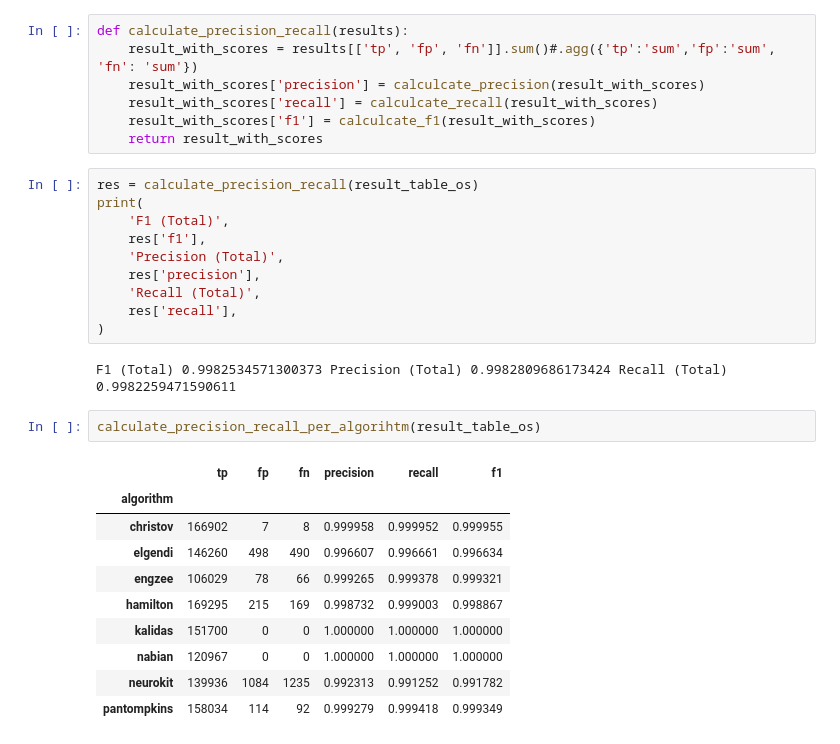
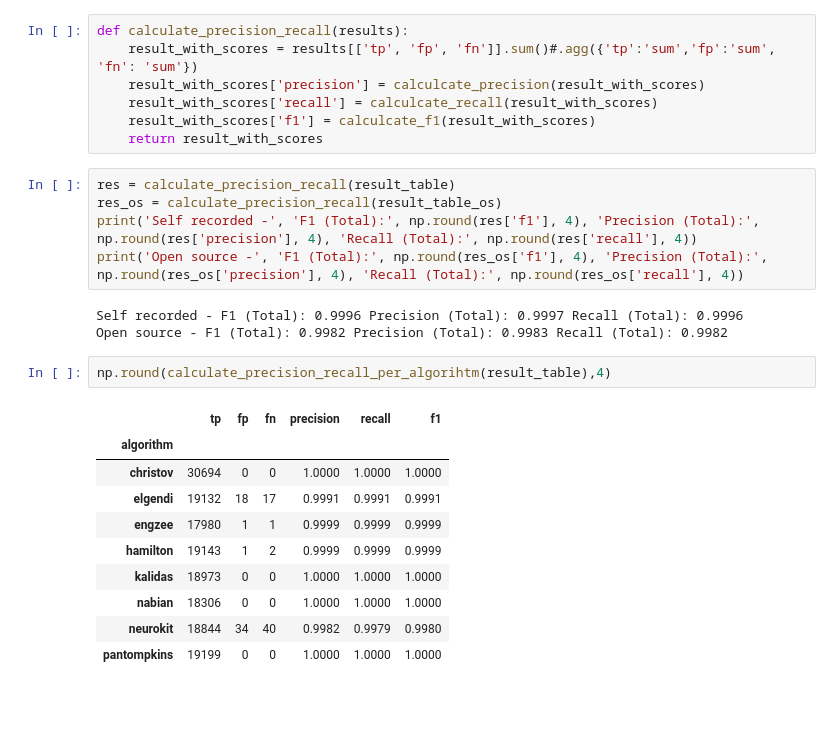
Before and after one commit to CardioKit/PeakWatch, a Jupyter notebook: analysis/analysis.ipynb, the cells around one changed output. Cells and saved outputs as stored; diff of their text form; blank space fills up the shorter version.

```diff
--- a/analysis/analysis.ipynb
+++ b/analysis/analysis.ipynb
@@ -799,27 +815,23 @@ def calculate_precision_recall(results):
     result_with_scores['f1'] = calculcate_f1(result_with_scores)
     return result_with_scores
 # %%
-res = calculate_precision_recall(result_table_os)
-print(
-    'F1 (Total)',
-    res['f1'],
-    'Precision (Total)',
-    res['precision'],
-    'Recall (Total)',
-    res['recall'],
-)
+res = calculate_precision_recall(result_table)
+res_os = calculate_precision_recall(result_table_os)
+print('Self recorded -', 'F1 (Total):', np.round(res['f1'], 4), 'Precision (Total):', np.round(res['precision'], 4), 'Recall (Total):', np.round(res['recall'], 4))
+print('Open source -', 'F1 (Total):', np.round(res_os['f1'], 4), 'Precision (Total):', np.round(res_os['precision'], 4), 'Recall (Total):', np.round(res_os['recall'], 4))
 # %% [output]
-F1 (Total) 0.9982534571300373 Precision (Total) 0.9982809686173424 Recall (Total) 0.9982259471590611
+Self recorded - F1 (Total): 0.9996 Precision (Total): 0.9997 Recall (Total): 0.9996
+Open source - F1 (Total): 0.9982 Precision (Total): 0.9983 Recall (Total): 0.9982
-# %%
-calculate_precision_recall_per_algorihtm(result_table_os)
-# %% [output]
-|  | tp | fp | fn | precision | recall | f1 |
-| algorithm |  |  |  |  |  |  |
-| christov | 166902 | 7 | 8 | 0.999958 | 0.999952 | 0.999955 |
-| elgendi | 146260 | 498 | 490 | 0.996607 | 0.996661 | 0.996634 |
-| engzee | 106029 | 78 | 66 | 0.999265 | 0.999378 | 0.999321 |
-| hamilton | 169295 | 215 | 169 | 0.998732 | 0.999003 | 0.998867 |
-| kalidas | 151700 | 0 | 0 | 1.000000 | 1.000000 | 1.000000 |
-| nabian | 120967 | 0 | 0 | 1.000000 | 1.000000 | 1.000000 |
-| neurokit | 139936 | 1084 | 1235 | 0.992313 | 0.991252 | 0.991782 |
-| pantompkins | 158034 | 114 | 92 | 0.999279 | 0.999418 | 0.999349 |
+# %%
+np.round(calculate_precision_recall_per_algorihtm(result_table),4)
+# %% [output]
+|  | tp | fp | fn | precision | recall | f1 |
+| algorithm |  |  |  |  |  |  |
+| christov | 30694 | 0 | 0 | 1.0000 | 1.0000 | 1.0000 |
+| elgendi | 19132 | 18 | 17 | 0.9991 | 0.9991 | 0.9991 |
+| engzee | 17980 | 1 | 1 | 0.9999 | 0.9999 | 0.9999 |
+| hamilton | 19143 | 1 | 2 | 0.9999 | 0.9999 | 0.9999 |
+| kalidas | 18973 | 0 | 0 | 1.0000 | 1.0000 | 1.0000 |
+| nabian | 18306 | 0 | 0 | 1.0000 | 1.0000 | 1.0000 |
+| neurokit | 18844 | 34 | 40 | 0.9982 | 0.9979 | 0.9980 |
+| pantompkins | 19199 | 0 | 0 | 1.0000 | 1.0000 | 1.0000 |
```
Also changed, not shown: parts of 17 cells of this notebook.
